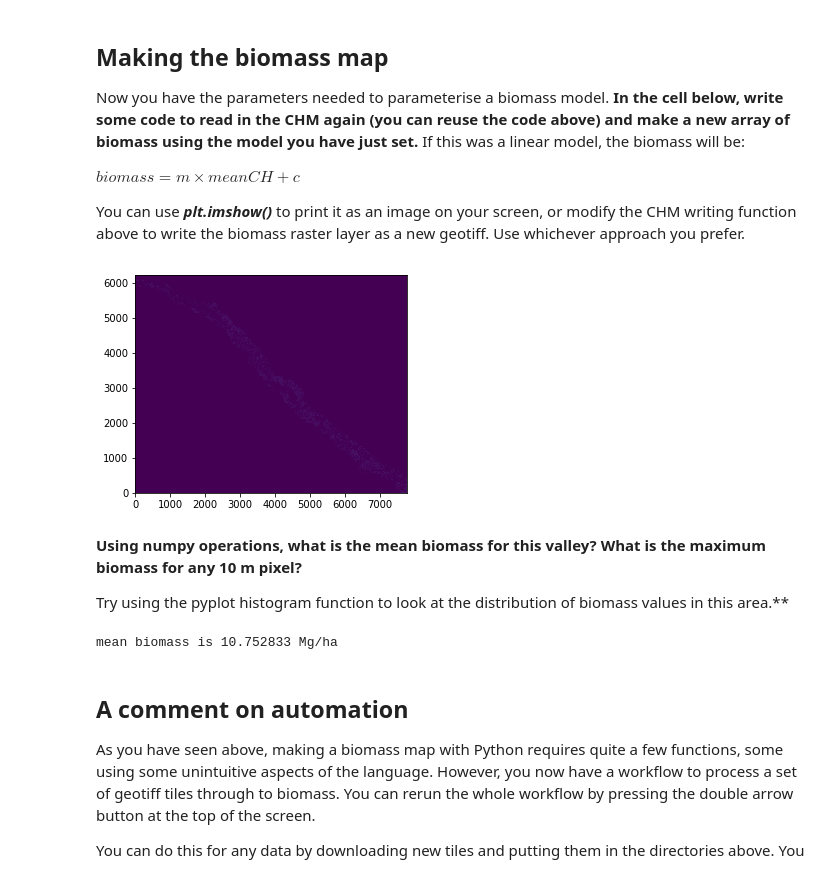
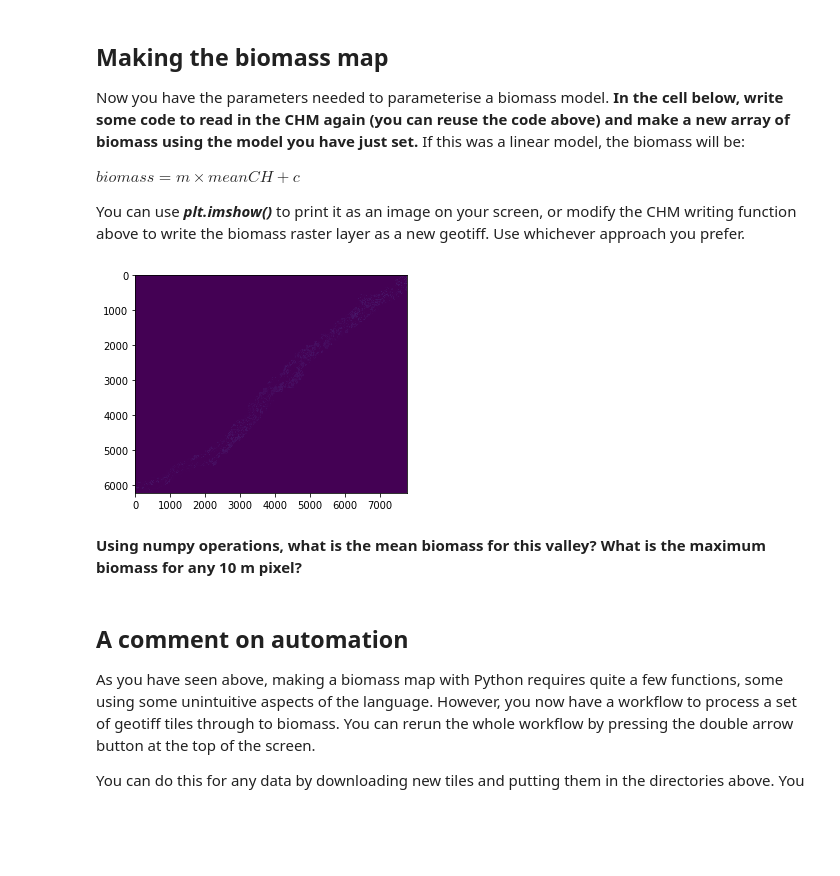
Before and after one commit to edinburgh-university-OOSA/pprs_programming_answers, a Jupyter notebook: batch_process_answers.ipynb, the cells around one changed output. Cells and saved outputs as stored; diff of their text form; code cells hidden in the pictures; blank space fills up the shorter version.

```diff
--- a/batch_process_answers.ipynb
+++ b/batch_process_answers.ipynb
@@ -562,23 +553,16 @@ You can use ***plt.imshow()*** to print it as an image on your screen, or modify
 # %%
 # read the CHM geotiff in to RAM
 chmName='data/ALS/merged_CHM_10m.tif'
 data,xOrigin,yOrigin,pixelWidth,pixelHeight,nX,nY=readTiff(chmName)
 
 
 # apply the model
 biomass=m*data+c
 
 # print to screen
-plt.imshow(biomass,origin='lower')
+plt.imshow(biomass)
 plt.show()
 # %% [output]
-[figure, old version]
+[figure, new version]
 # %% [markdown]
 **Using numpy operations, what is the mean biomass for this valley? What is the maximum biomass for any 10 m pixel?**
-
-Try using the pyplot histogram function to look at the distribution of biomass values in this area.**
-# %%
-# find the mean
-print('mean biomass is',np.mean(biomass),'Mg/ha')
-# %% [output]
-mean biomass is 10.752833 Mg/ha
```
Also changed, not shown: parts of 18 cells of this notebook.
